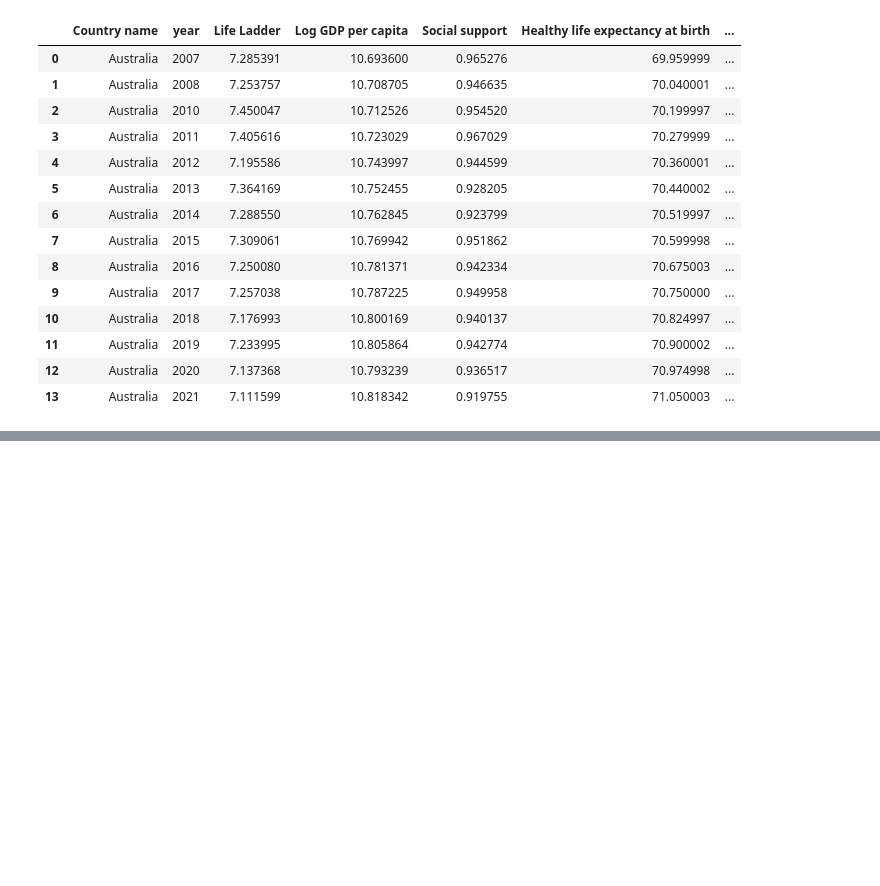
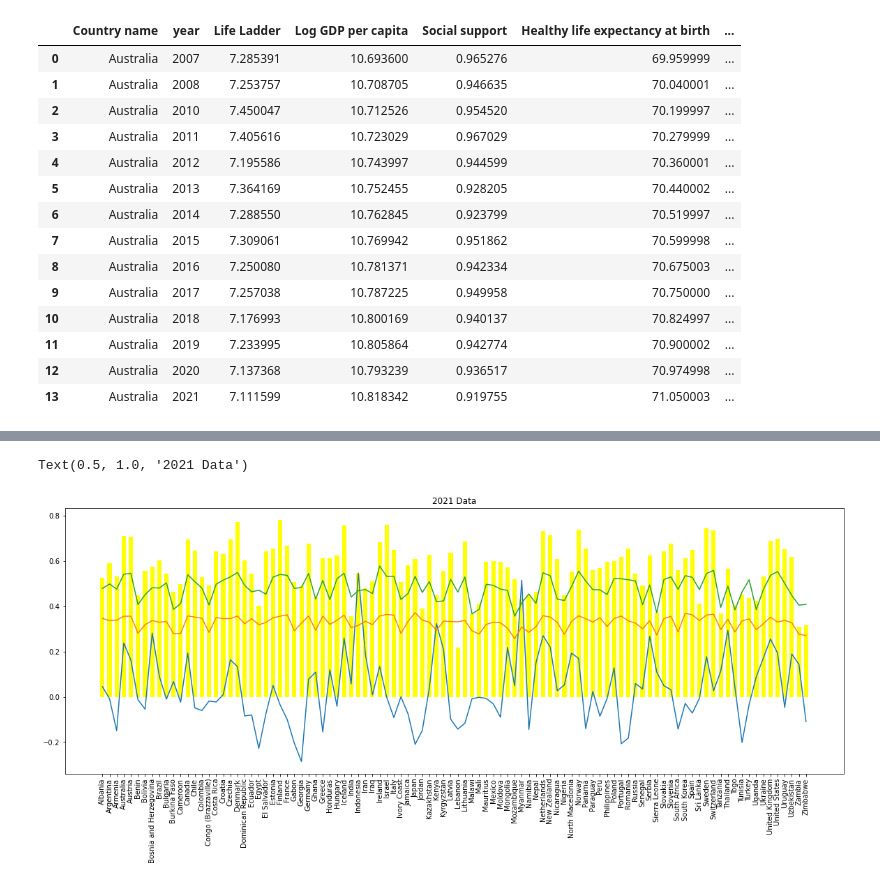
Before and after one commit to ArchanaKarri/Project-One, a Jupyter notebook: Happiness-Analysis.ipynb, the cells around one changed output, grey strips where cells are left out. Cells and saved outputs as stored; diff of their text form; code cells hidden in the pictures; blank space fills up the shorter version.

```diff
--- a/Happiness-Analysis.ipynb
+++ b/Happiness-Analysis.ipynb
@@ -74,15 +117,21 @@ plt.title("2021 Data")
 # %%
 # Generosity vs Countries
 countries = list(new_df2021['Country name'])
 #values = list(data.values())
 # Figure Size
 fig = plt.figure(figsize =(20, 7))
-plt.bar(countries,new_df2021['Generosity'],color ='green', width = 0.6)
+plt.bar(countries,new_df2021['Life Ladder']/10,color ='yellow', width = 0.6)
+plt.plot(countries,new_df2021['Generosity'])
+plt.plot(countries,new_df2021['Healthy life expectancy at birth']/200)
+plt.plot(countries,new_df2021['Log GDP per capita']/20)
 plt.xticks(rotation='vertical')
 plt.yticks(rotation='horizontal')
 
 plt.title("2021 Data")
 #plt.xlabel()
+# %% [output]
+Text(0.5, 1.0, '2021 Data')
+[figure, added]
 # %%
 # Healthy life expectancy vs Life ladder(Happiness score)
 
```
Also changed, not shown: parts of 10 cells of this notebook.
